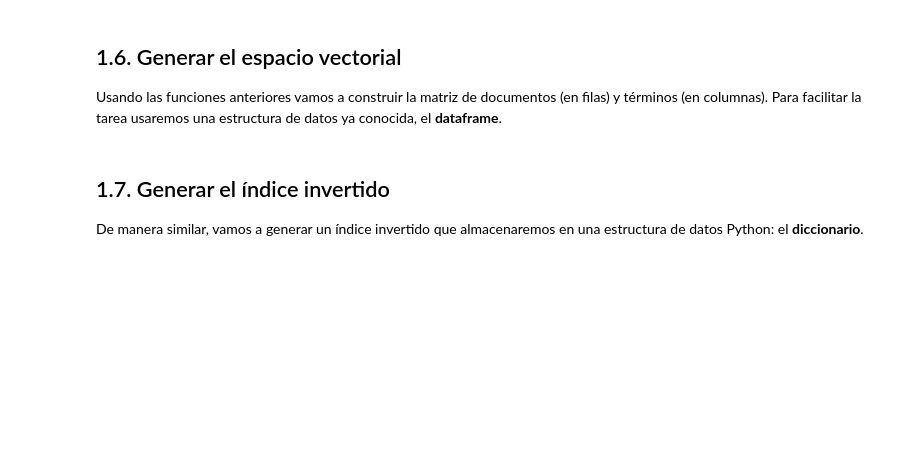
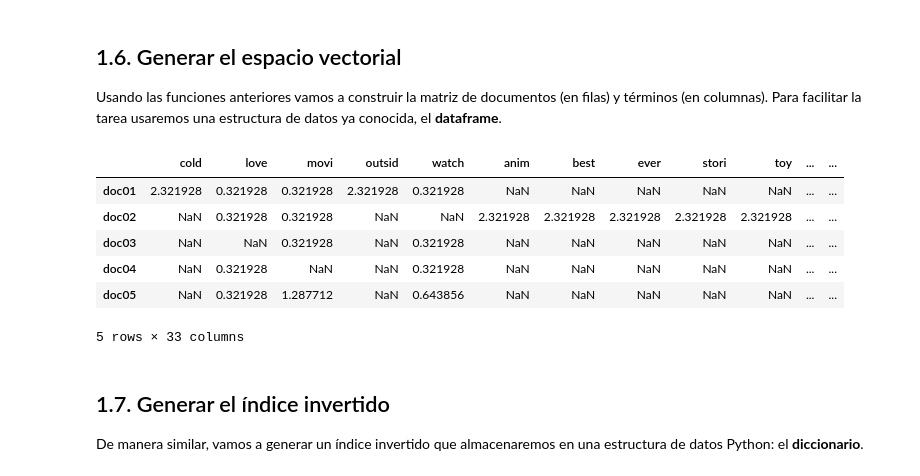
Before and after one commit to pfreezv/UOC, a Jupyter notebook: Tipología y fuentes de datos/pec2/TyFdD_PEC2_2021.ipynb, the cells around one changed output. Saved outputs shown, nothing was run; the diff lists cells and outputs as text; code cells hidden in the pictures; blank space fills up the shorter version.

```diff
--- a/Tipología y fuentes de datos/pec2/TyFdD_PEC2_2021.ipynb
+++ b/Tipología y fuentes de datos/pec2/TyFdD_PEC2_2021.ipynb
@@ -281,7 +277,7 @@ from nltk.probability import FreqDist
 
 def calculate_tf(tokens):
     tf_score = {}
-    for token in tokens:
+    for token in sorted(tokens):
         tf_score[token] = FreqDist(tokens)[token] # TODO: calcular tf
 
     return tf_score
@@ -321,12 +317,11 @@ def calculate_idf(data):
     all_words = get_vocabulary(data)# TODO: obtener el vocabulario
     for word in all_words:
         word_count = 0
+
         for token_list in data.values():
             if word in token_list:
                 word_count = word_count +1
-
-
-        idf_score[word] = math.log(N/word_count)# TODO: calcular idf
+        idf_score[word] = math.log(N/word_count,2)# TODO: calcular idf
     return idf_score
 
 idf_score = calculate_idf ( data_docs)
@@ -353,12 +352,17 @@ idf_score
 def calculate_tfidf(data, idf_score):
     scores = {}
     for key,value in data.items():
-        scores[key] =         # TODO: calcular tf
-    for doc,tf_scores :       # TODO
-        for token, score   :  # TODO
-            # TODO
-            # TODO
-            # TODO: calcular tf*idf
+        scores[key] = calculate_tf(value) #  TODO: calcular tf
+    for doc,tf_scores in scores.items():
+        listed={}    # TODO
+        for token, score in tf_scores.items(): # TODO
+            listed[token] = score*idf_score[token]
+    #
+        scores[doc] = listed
+
+    # #          # TODO
+    # #          # TODO: calcular tf*idf
     return scores
 
 tfidf_score = calculate_tfidf ( data_docs, idf_score)
+tfidf_score
@@ -369,23 +391,30 @@ Usando las funciones anteriores vamos a construir la matriz de documentos (en fi
 # %%
 import pandas as pd
 
 def generate_dataframe ( data ):
-  all_words =  # TODO : obtener el vocabulario
-  idf_score =  # TODO : calcular idf
-  tf_idf_score =  # TODO : calcular if*idf
+  all_words =  get_vocabulary(data)# TODO : obtener el vocabulario
+  idf_score =  calculate_idf(data)# TODO : calcular idf
+  tf_idf_score = calculate_tfidf(data,idf_score)  # TODO : calcular if*idf
 
   table = []
-  for doc in :  # TODO : recorrer todas las frecuecias de los documentos
-      d = {} # TODO
-             # TODO
-             # TODO
-      table  # TODO
+
+  for doc in tf_idf_score.values():
+    table.append(doc)
+
 
   df = pd.DataFrame ( table , index = tf_idf_score.keys())
   return df
 
 df_data = generate_dataframe (data_docs)
 df_data.head(5)
+# %% [output]
+|  | cold | love | movi | outsid | watch | anim | best | ever | stori | toy | ... | ... |
+| doc01 | 2.321928 | 0.321928 | 0.321928 | 2.321928 | 0.321928 | NaN | NaN | NaN | NaN | NaN | ... | ... |
+| doc02 | NaN | 0.321928 | 0.321928 | NaN | NaN | 2.321928 | 2.321928 | 2.321928 | 2.321928 | 2.321928 | ... | ... |
+| doc03 | NaN | NaN | 0.321928 | NaN | 0.321928 | NaN | NaN | NaN | NaN | NaN | ... | ... |
+| doc04 | NaN | 0.321928 | NaN | NaN | 0.321928 | NaN | NaN | NaN | NaN | NaN | ... | ... |
+| doc05 | NaN | 0.321928 | 1.287712 | NaN | 0.643856 | NaN | NaN | NaN | NaN | NaN | ... | ... |
+5 rows × 33 columns
 # %% [markdown]
 ## 1.7. Generar el índice invertido
 
```
Also changed, not shown: parts of 7 cells of this notebook.
